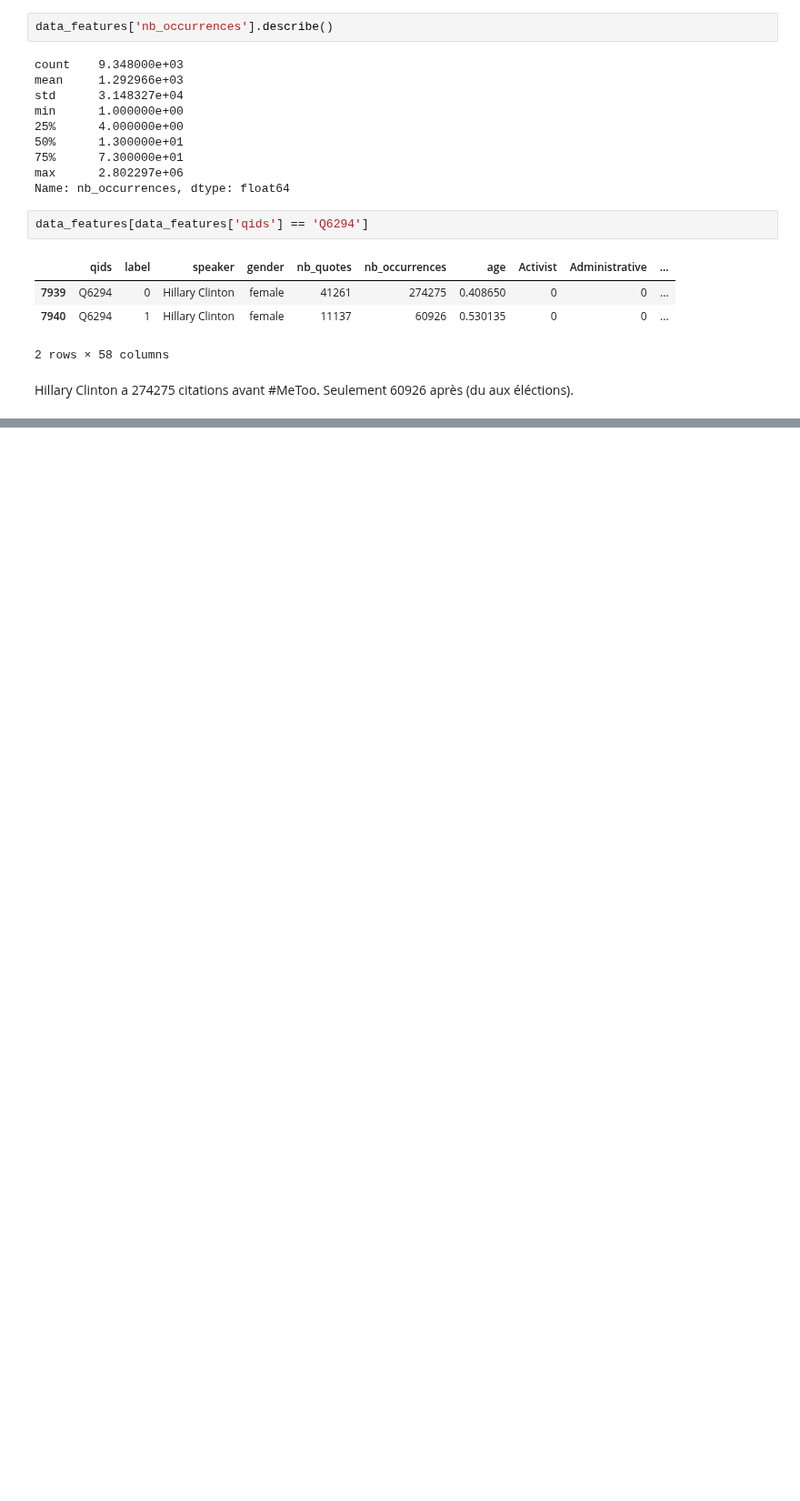
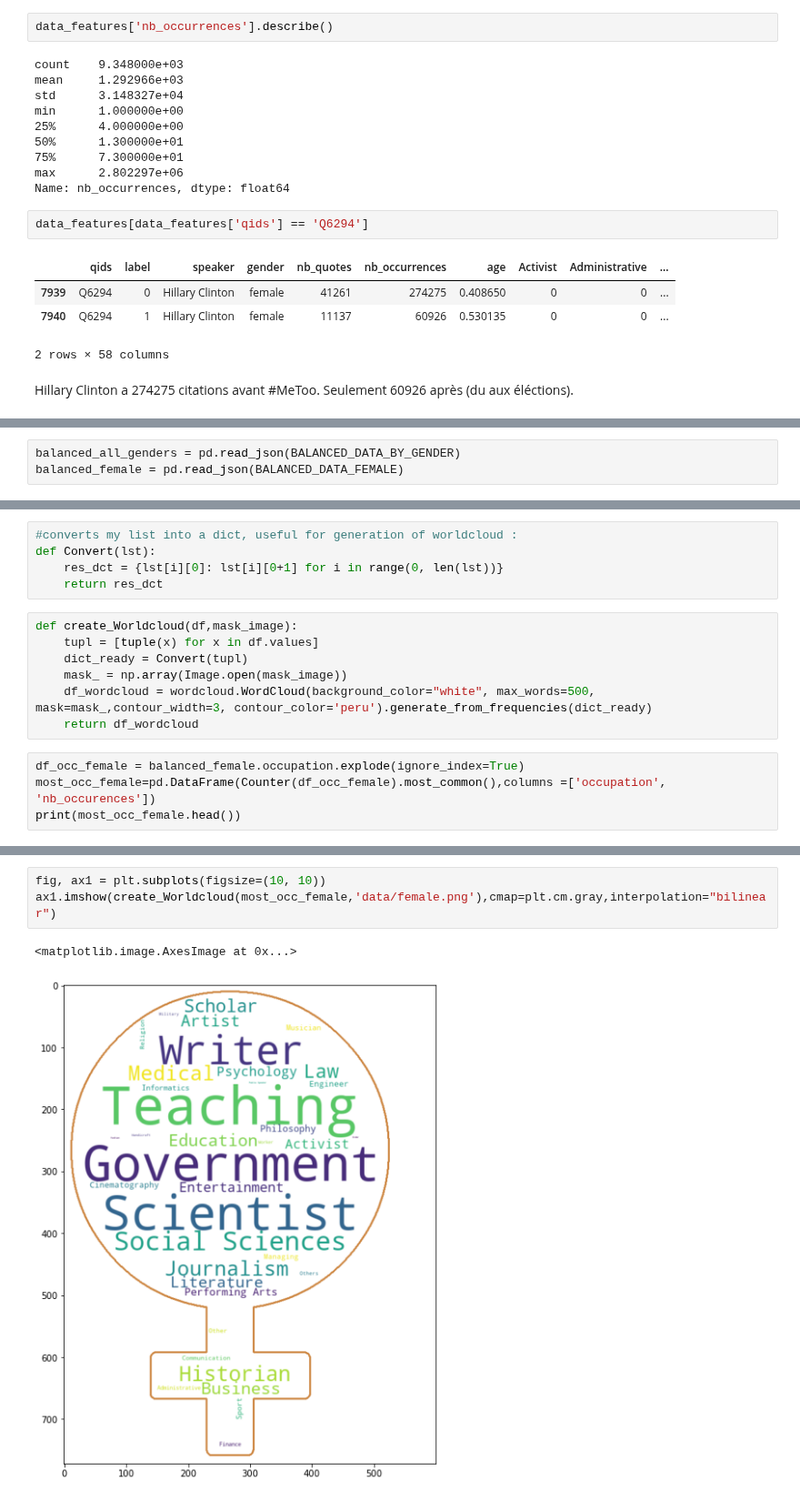
Before and after one commit to janougome/ADA-team, a Jupyter notebook: Milestone3.ipynb, the cells around one changed output, grey strips where cells are left out. Shown at 91% size. Drawn from its saved outputs; the diff is of its cells as text; blank space fills up the shorter version.

Commit message:
plot wordcloud

```diff
--- a/Milestone3.ipynb
+++ b/Milestone3.ipynb
@@ -428,0 +438,3 @@ Hillary Clinton a 274275 citations avant #MeToo. Seulement 60926 après (du aux
+# %%
+balanced_all_genders = pd.read_json(BALANCED_DATA_BY_GENDER)
+balanced_female = pd.read_json(BALANCED_DATA_FEMALE)
@@ -428,0 +457,16 @@ Hillary Clinton a 274275 citations avant #MeToo. Seulement 60926 après (du aux
+# %%
+#converts my list into a dict, useful for generation of worldcloud :
+def Convert(lst):
+    res_dct = {lst[i][0]: lst[i][0+1] for i in range(0, len(lst))}
+    return res_dct
+# %%
+def create_Worldcloud(df,mask_image):
+    tupl = [tuple(x) for x in df.values]
+    dict_ready = Convert(tupl)
+    mask_ = np.array(Image.open(mask_image))
+    df_wordcloud = wordcloud.WordCloud(background_color="white", max_words=500, mask=mask_,contour_width=3, contour_color='peru').generate_from_frequencies(dict_ready)
+    return df_wordcloud
+# %%
+df_occ_female = balanced_female.occupation.explode(ignore_index=True)
+most_occ_female=pd.DataFrame(Counter(df_occ_female).most_common(),columns =['occupation', 'nb_occurences'])
+print(most_occ_female.head())
@@ -428,0 +480,6 @@ Hillary Clinton a 274275 citations avant #MeToo. Seulement 60926 après (du aux
+# %%
+fig, ax1 = plt.subplots(figsize=(10, 10))
+ax1.imshow(create_Worldcloud(most_occ_female,'data/female.png'),cmap=plt.cm.gray,interpolation="bilinear")
+# %% [output]
+<matplotlib.image.AxesImage at 0x...>
+[figure, added]
```
Also changed, not shown: parts of 11 cells of this notebook, 3 other files.
